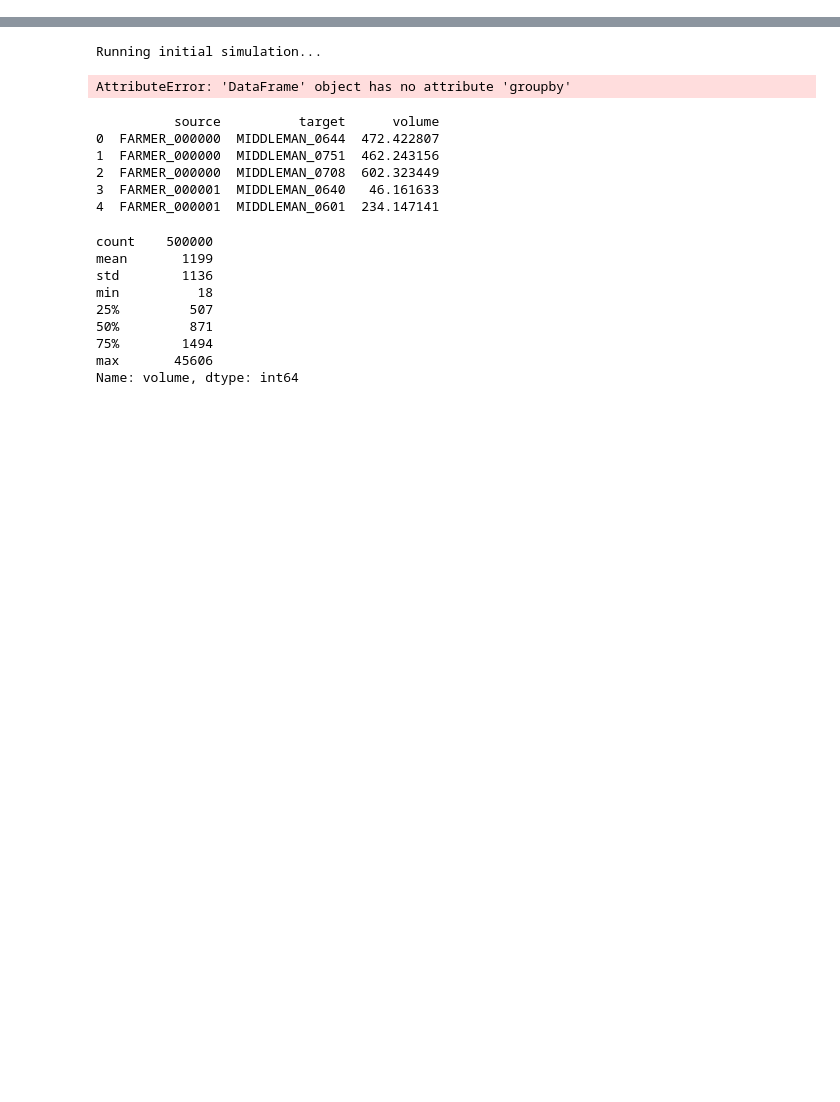
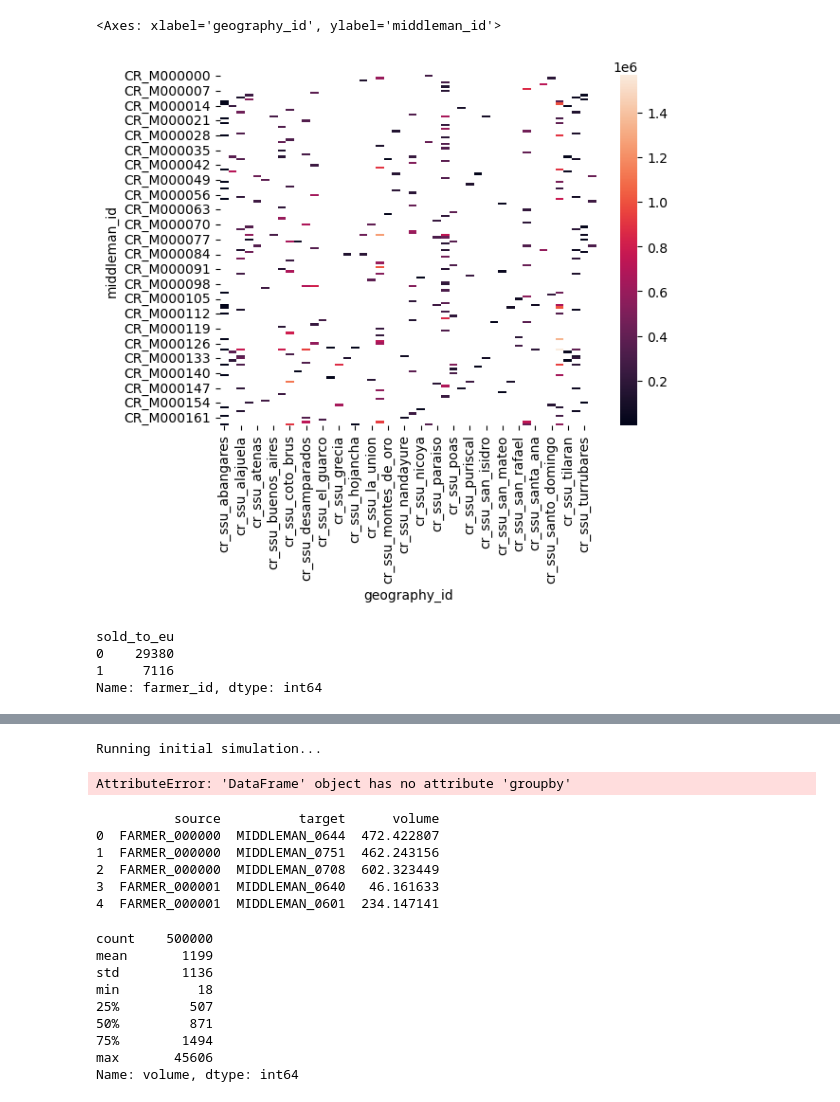
Before and after one commit to ccerv1/supply-chain-simulator, a Jupyter notebook: DashboardPrototype.ipynb, the cells around one changed output, grey strips where cells are left out. Drawn from its saved outputs; the diff is of its cells as text; code cells hidden in the pictures; blank space fills up the shorter version.

```diff
--- a/DashboardPrototype.ipynb
+++ b/DashboardPrototype.ipynb
@@ -0,0 +206,17 @@
+# %%
+sns.heatmap(df.pivot_table(
+    columns='geography_id',
+    index='middleman_id',
+    values='amount_kg',
+    aggfunc='sum')
+)
+# %% [output]
+<Axes: xlabel='geography_id', ylabel='middleman_id'>
+[figure, added]
+# %%
+df.groupby('sold_to_eu')['farmer_id'].nunique()
+# %% [output]
+sold_to_eu
+0    29380
+1     7116
+Name: farmer_id, dtype: int64
```
Also changed, not shown: parts of 29 cells of this notebook, 14 other files.
